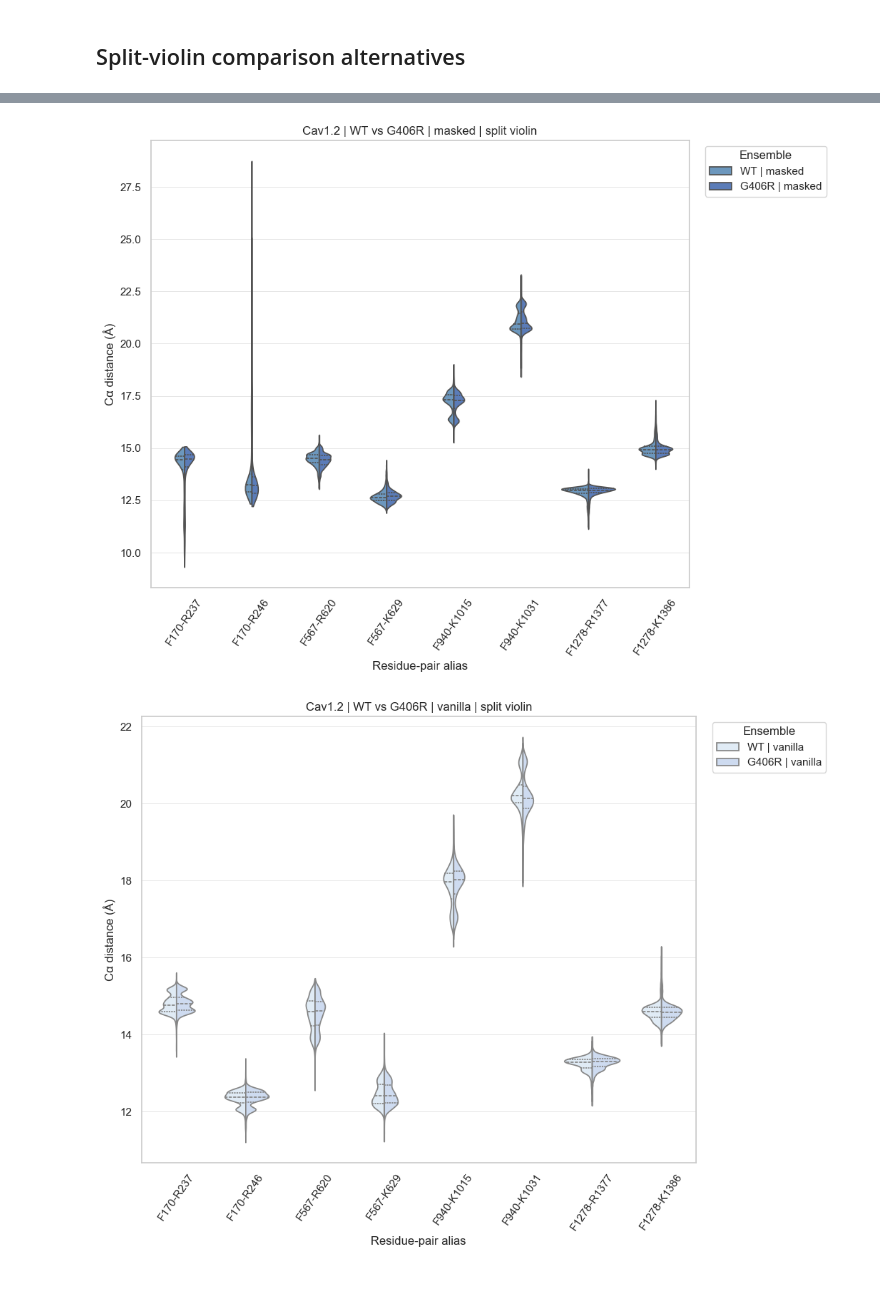
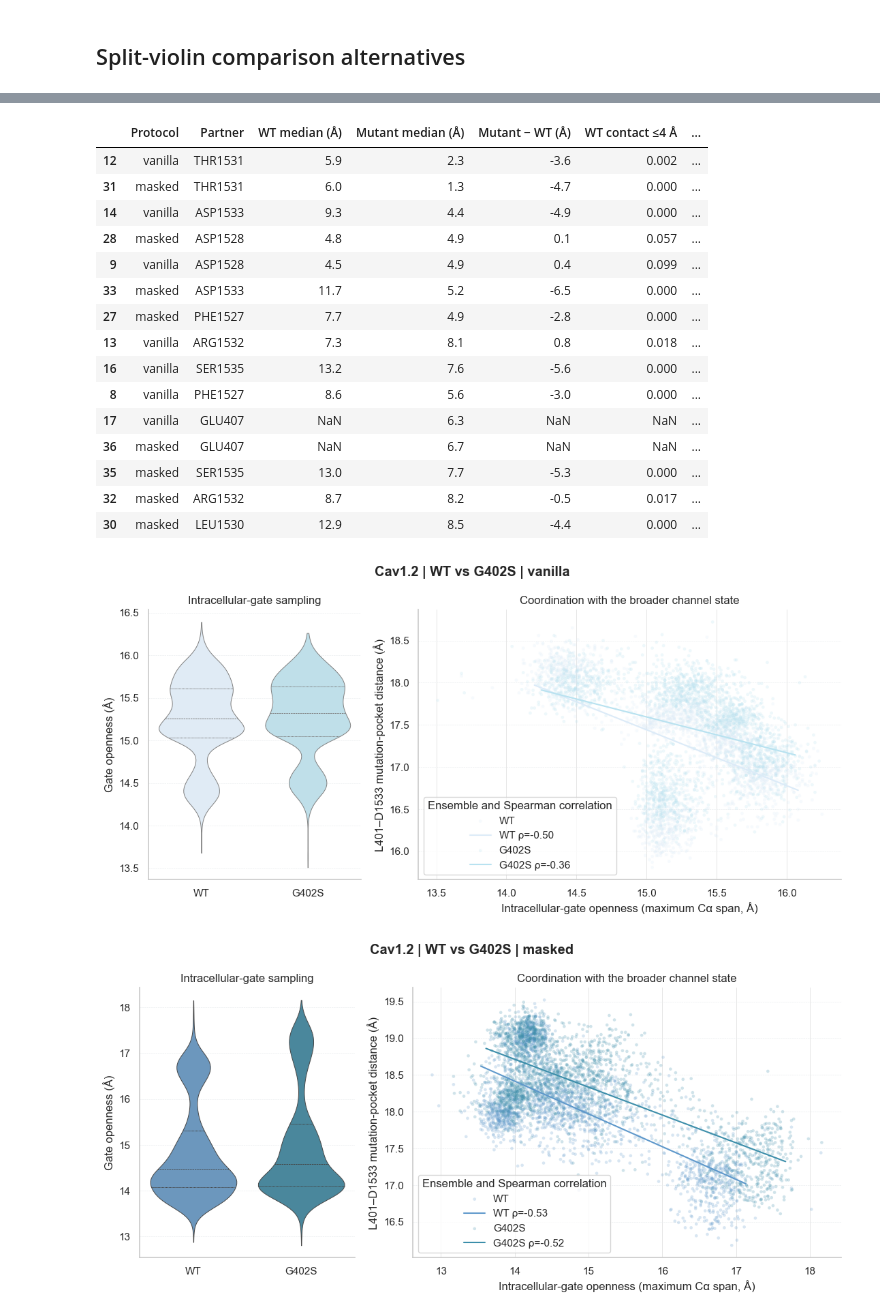
Before and after one commit to adrishg/vgci_mutants, a Jupyter notebook: cav12/Cav12_distanceDistribution_vsExperimental.ipynb, the cells around one changed output, grey strips where cells are left out. Drawn from its saved outputs; the diff is of its cells as text; code cells hidden in the pictures; blank space fills up the shorter version.

```diff
--- a/cav12/Cav12_distanceDistribution_vsExperimental.ipynb
+++ b/cav12/Cav12_distanceDistribution_vsExperimental.ipynb
@@ -895,4 +888,35 @@ def cav_split(df1,df2,aliases,label1,label2,title,colors):
  ax.set_title(title); ax.set_xlabel("Residue-pair alias"); ax.set_ylabel("Cα distance (Å)"); ax.tick_params(axis="x",rotation=55); ax.legend(title="Ensemble",bbox_to_anchor=(1.02,1),loc="upper left"); fig.tight_layout(); plt.show()
 
 # The experimental-overlay panels above are used for interpretation.
+
+## Gate openness and coordinated channel-state sampling
+# A wider gate distribution is only interpreted as broader state sampling when it
+# varies coherently with a second, mutation-relevant coordinate.
+from shared.channel_state_analysis import plot_gate_state_comparison
+CAV12_GATE_ALIASES = CAV12_MUTATION_CORRESPONDENCE['intracellular_gate']
+cav_state_tests = [
+    ('G402S', 'vanilla', df_wt_vanilla, df_g402s_vanilla, ['CA_LEU401_CA-ASP1533_CA'], 'L401–D1533 mutation-pocket distance (Å)', [CAV12_PALETTE['WT_VAN'], CAV12_PALETTE['G402S_VAN']]),
+    ('G402S', 'masked', df_wt_masked, df_g402s_masked, ['CA_LEU401_CA-ASP1533_CA'], 'L401–D1533 mutation-pocket distance (Å)', [CAV12_PALETTE['WT_HM'], CAV12_PALETTE['G402S_HM']]),
+    ('G406R', 'vanilla', df_wt_vanilla, df_g406r_vanilla, ['CA_GLU407_CA-ARG1532_CA'], 'E407–R1532 S6-interface distance (Å)', [CAV12_PALETTE['WT_VAN'], CAV12_PALETTE['G406R_VAN']]),
+    ('G406R', 'masked', df_wt_masked, df_g406r_masked, ['CA_GLU407_CA-ARG1532_CA'], 'E407–R1532 S6-interface distance (Å)', [CAV12_PALETTE['WT_HM'], CAV12_PALETTE['G406R_HM']]),
+]
+cav_gate_state_summary = []
+for mutant, protocol, wt_frame, mutant_frame, state_columns, state_label, colors in cav_state_tests:
+    summary, _ = plot_gate_state_comparison(wt_frame, mutant_frame, CAV12_GATE_ALIASES, state_columns, state_columns, 'Cav1.2', mutant, protocol, state_label, colors)
+    cav_gate_state_summary.append(summary)
+cav_gate_state_summary = pd.concat(cav_gate_state_summary, ignore_index=True)
+display(cav_gate_state_summary.round(3))
+
+## WT-versus-mutant voltage-sensor bias in both protocols
+from shared.channel_state_analysis import plot_vsd_bias
+CAV12_VSD_ALIASES = CAV12_MUTATION_CORRESPONDENCE['voltage_sensor']
+for mutant, vanilla_frame, masked_frame, colors in [
+    ('G402S', df_g402s_vanilla, df_g402s_masked, {'vanilla': CAV12_PALETTE['G402S_VAN'], 'masked': CAV12_PALETTE['G402S_HM']}),
+    ('G406R', df_g406r_vanilla, df_g406r_masked, {'vanilla': CAV12_PALETTE['G406R_VAN'], 'masked': CAV12_PALETTE['G406R_HM']}),
+]:
+    bias_table, _ = plot_vsd_bias(
+        {'vanilla': (df_wt_vanilla, vanilla_frame), 'masked': (df_wt_masked, masked_frame)},
+        CAV12_VSD_ALIASES, 'Cav1.2', mutant, colors,
+    )
+    display(bias_table.round(3))
 # %% [output]
@@ -899,2 +982,18 @@ def cav_split(df1,df2,aliases,label1,label2,title,colors):
+|  | Protocol | Partner | WT median (Å) | Mutant median (Å) | Mutant − WT (Å) | WT contact ≤4 Å | ... |
+| 12 | vanilla | THR1531 | 5.9 | 2.3 | -3.6 | 0.002 | ... |
+| 31 | masked | THR1531 | 6.0 | 1.3 | -4.7 | 0.000 | ... |
+| 14 | vanilla | ASP1533 | 9.3 | 4.4 | -4.9 | 0.000 | ... |
+| 28 | masked | ASP1528 | 4.8 | 4.9 | 0.1 | 0.057 | ... |
+| 9 | vanilla | ASP1528 | 4.5 | 4.9 | 0.4 | 0.099 | ... |
+| 33 | masked | ASP1533 | 11.7 | 5.2 | -6.5 | 0.000 | ... |
+| 27 | masked | PHE1527 | 7.7 | 4.9 | -2.8 | 0.000 | ... |
+| 13 | vanilla | ARG1532 | 7.3 | 8.1 | 0.8 | 0.018 | ... |
+| 16 | vanilla | SER1535 | 13.2 | 7.6 | -5.6 | 0.000 | ... |
+| 8 | vanilla | PHE1527 | 8.6 | 5.6 | -3.0 | 0.000 | ... |
+| 17 | vanilla | GLU407 | NaN | 6.3 | NaN | NaN | ... |
+| 36 | masked | GLU407 | NaN | 6.7 | NaN | NaN | ... |
+| 35 | masked | SER1535 | 13.0 | 7.7 | -5.3 | 0.000 | ... |
+| 32 | masked | ARG1532 | 8.7 | 8.2 | -0.5 | 0.017 | ... |
+| 30 | masked | LEU1530 | 12.9 | 8.5 | -4.4 | 0.000 | ... |
-[figure, old version]
+[figure, new version]
-[figure, old version]
+[figure, new version]
```
Also changed, not shown: parts of 10 cells of this notebook, 37 other files.
